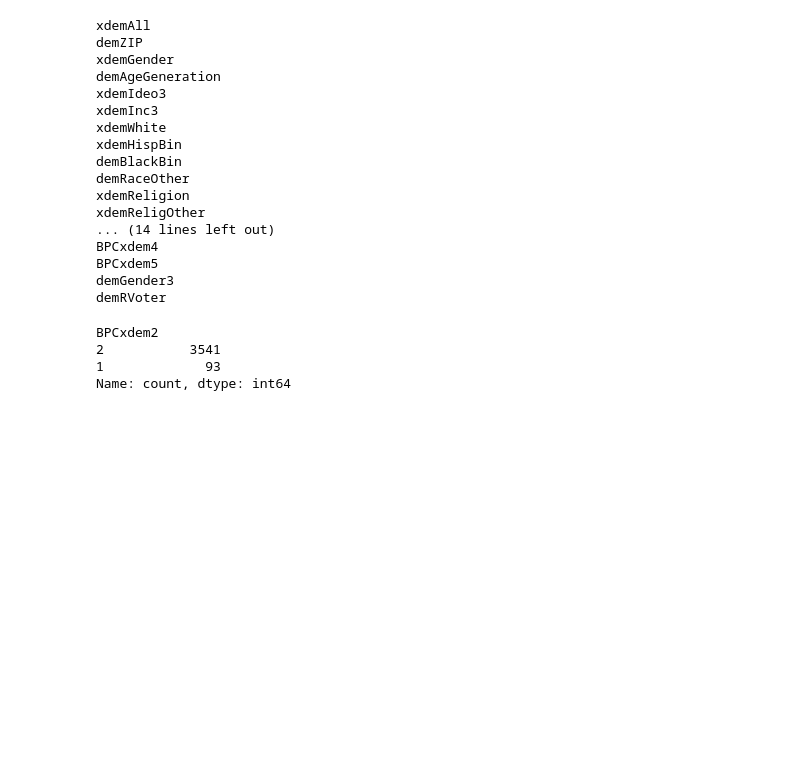
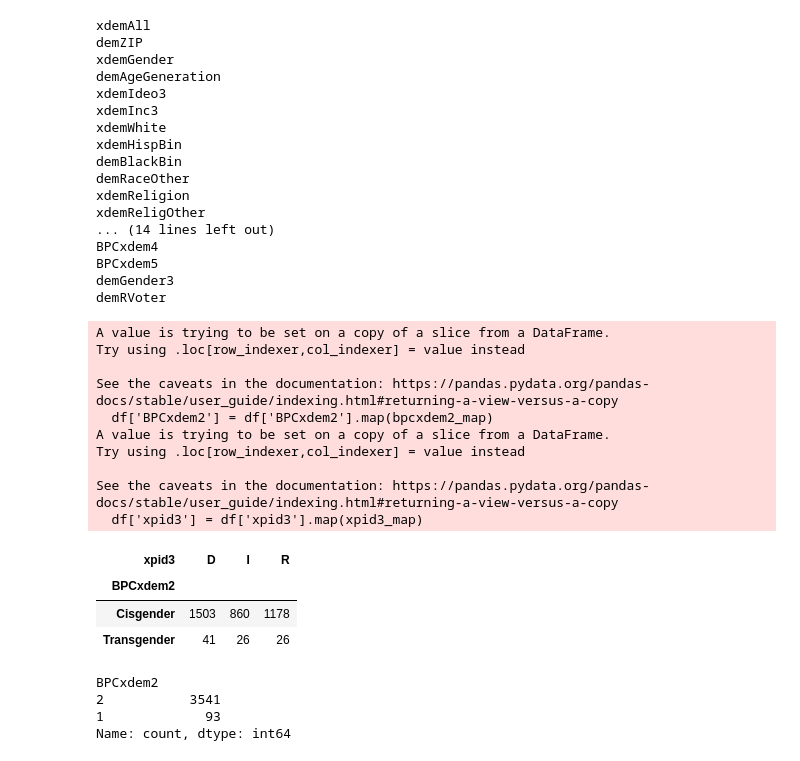
Before and after one commit to Bipartisan-Policy-Center/bpc-election-information-surveys, a Jupyter notebook: 2024/analyses.ipynb, the cells around one changed output. Saved outputs shown, nothing was run; the diff lists cells and outputs as text; code cells hidden in the pictures; blank space fills up the shorter version.

```diff
--- a/2024/analyses.ipynb
+++ b/2024/analyses.ipynb
@@ -53,6 +53,33 @@ BPCxdem4
 BPCxdem5
 demGender3
 demRVoter
+# %%
+df = data[['BPCxdem2', 'xpid3']]
+
+bpcxdem2_map = {1: 'Transgender', 2: 'Cisgender'}
+xpid3_map = {1: 'D', 2: 'I', 3: 'R'}
+df['BPCxdem2'] = df['BPCxdem2'].map(bpcxdem2_map)
+df['xpid3'] = df['xpid3'].map(xpid3_map)
+
+grouped_stats = df.groupby(['BPCxdem2', 'xpid3']).size().unstack(fill_value=0)
+grouped_stats
+
+#
+# %% [output]
+A value is trying to be set on a copy of a slice from a DataFrame.
+Try using .loc[row_indexer,col_indexer] = value instead
+
+See the caveats in the documentation: https://pandas.pydata.org/pandas-docs/stable/user_guide/indexing.html#returning-a-view-versus-a-copy
+  df['BPCxdem2'] = df['BPCxdem2'].map(bpcxdem2_map)
+A value is trying to be set on a copy of a slice from a DataFrame.
+Try using .loc[row_indexer,col_indexer] = value instead
+
+See the caveats in the documentation: https://pandas.pydata.org/pandas-docs/stable/user_guide/indexing.html#returning-a-view-versus-a-copy
+  df['xpid3'] = df['xpid3'].map(xpid3_map)
+| xpid3 | D | I | R |
+| BPCxdem2 |  |  |  |
+| Cisgender | 1503 | 860 | 1178 |
+| Transgender | 41 | 26 | 26 |
 # %%
 data[["BPCxdem2"]].value_counts() # trans
 # %% [output]
```
Also changed, not shown: parts of 1 cell of this notebook.
